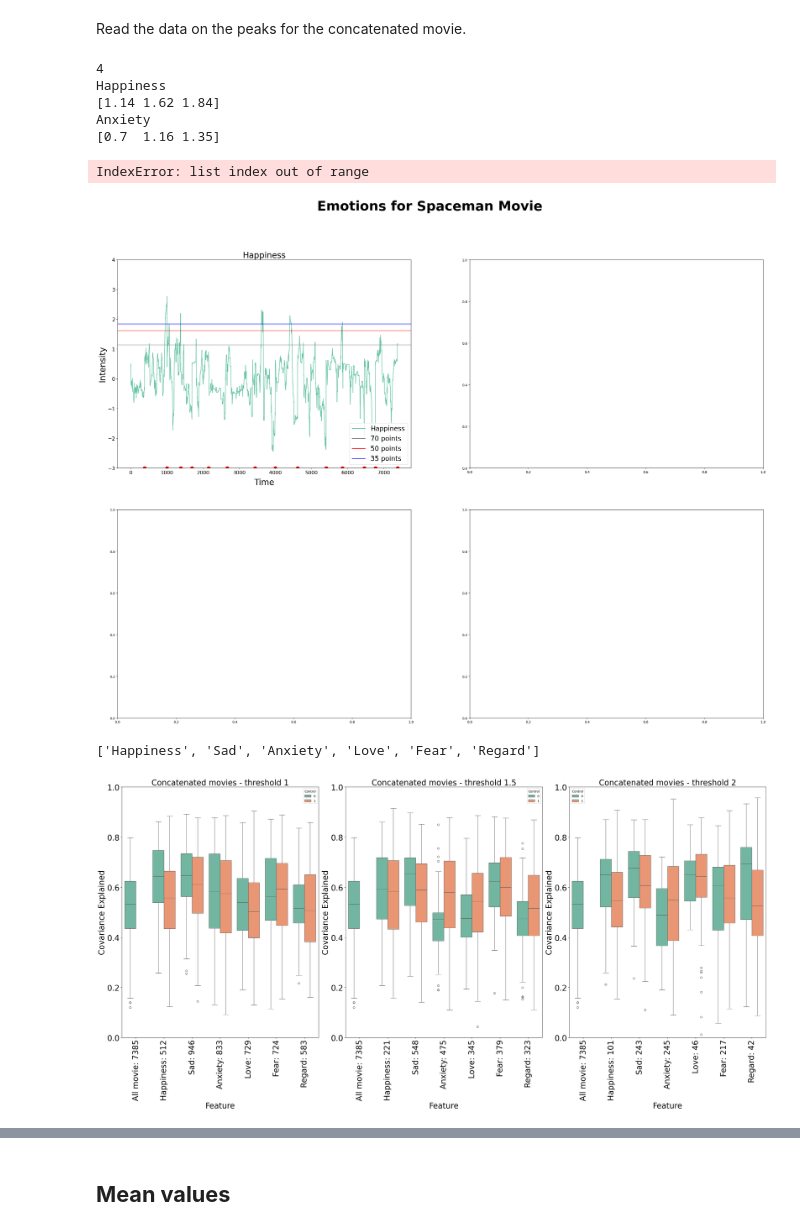
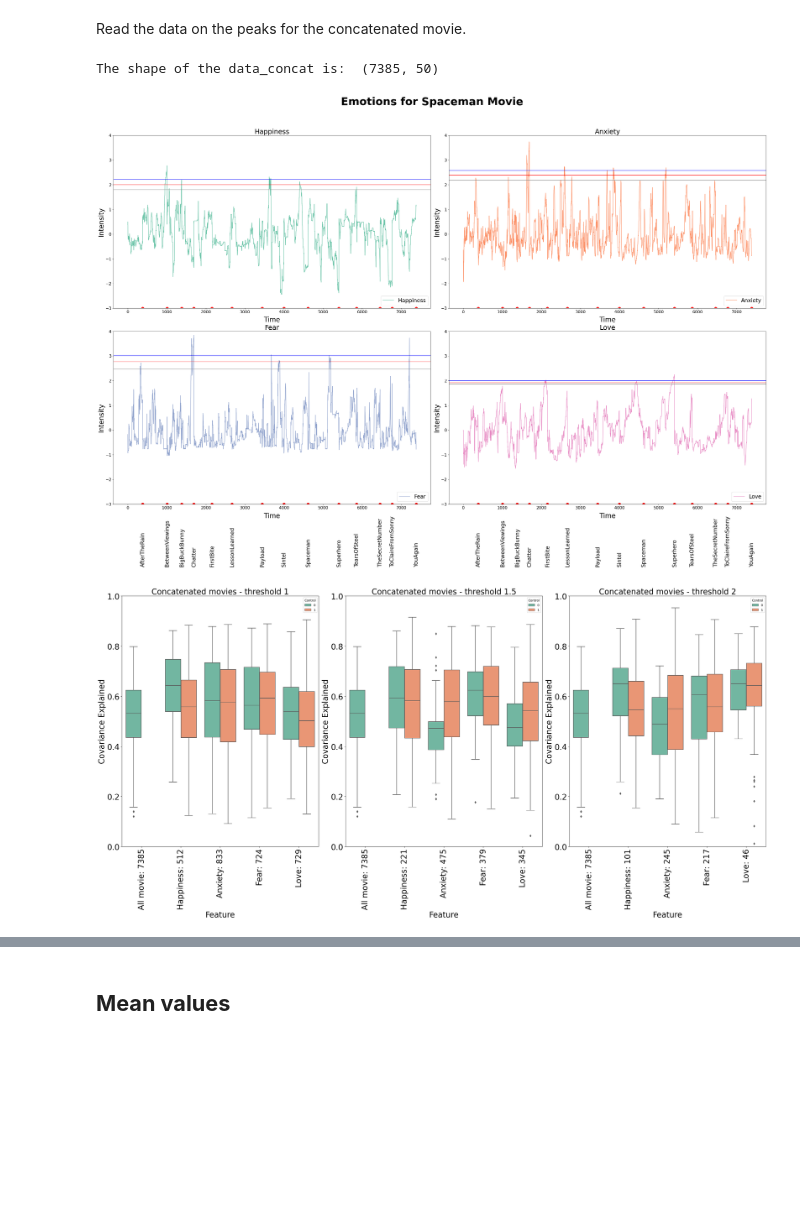
Before and after one commit to silviiaromanato/HigherOrder, a Jupyter notebook: Code/PLS_Silvia/viz.ipynb, the cells around one changed output, grey strips where cells are left out. Saved outputs shown, nothing was run; the diff lists cells and outputs as text; code cells hidden in the pictures; blank space fills up the shorter version.

```diff
--- a/Code/PLS_Silvia/viz.ipynb
+++ b/Code/PLS_Silvia/viz.ipynb
@@ -136,28 +158,11 @@ data_all['Type'] = 'bold'
 data_all.reset_index(inplace=True, drop=False)
 data_all.rename(columns={'index': 'bootstrap_round'}, inplace=True)
 # %%
-emotions = ['Sad']
-
-lenght_movies = {}
-concat_emo = pd.DataFrame()
-last_movie = ''
-for movie in list_movies:
-    labels = pd.read_json(f'/Users/silviaromanato/Desktop/SEMESTER_PROJECT/Material/Data/EmoData/Annot13_{movie}_stim.json')[['Columns']]
-    data = pd.read_csv(f'/Users/silviaromanato/Desktop/SEMESTER_PROJECT/Material/Data/EmoData/Annot13_{movie}_stim.tsv', sep = '\t', header = None)
-    data.columns = labels['Columns']
-    if last_movie != '':
-        lenght_movies[movie] = len(data) + lenght_movies[last_movie]
-    else:
-        lenght_movies[movie] = len(data)
-    concat_emo = pd.concat([concat_emo, data], axis = 0)
-    concat_emo.reset_index(drop=True, inplace=True)
-    last_movie = movie
-
+concat_emo = concat_emo(server = False)
+emotions = ['Happiness', 'Anxiety', 'Fear', 'Love']
 palette = sns.color_palette("Set2", len(emotions))
 
-emotions = ['Happiness', 'Anxiety', 'Fear', 'Love']
-# Determine the layout of the subplots
-print(len(emotions))
+# Determine the layout of the subplot
 n_rows = int(len(emotions) ** 0.5)
 n_cols = int(len(emotions) / n_rows) + (len(emotions) % n_rows > 0)
 
@@ -165,49 +170,43 @@ n_cols = int(len(emotions) / n_rows) + (len(emotions) % n_rows > 0)
 fig, axes = plt.subplots(n_rows, n_cols, figsize=(35, 25))  # Adjust figsize as needed
 #fig.suptitle('Emotions for the Concatenated Movies', fontsize=40, fontweight='bold')
 fig.suptitle('Emotions for Spaceman Movie', fontsize=40, fontweight='bold')
 
 for i, emotion in enumerate(emotions):
-    print(emotion)
-    print(thresholds_1[emotion])
     # Determine the current subplot row and column
     row = i // n_cols
     col = i % n_cols
-
     if n_rows > 1:
         ax = axes[row, col]
     else:
         ax = axes[col]
 
+    # Plot the data
     ax.plot(concat_emo[emotion], label=emotion, color=palette[i])
     ax.set_title(emotion, fontsize=25)
     ax.set_xlabel('Time', fontsize=25, labelpad=10)
     ax.set_ylabel('Intensity', fontsize=25)
+    ax.legend(loc='lower right', fontsize=20)
+    ax.tick_params(axis='both', which='major', labelsize=15)
+    ax.set_ylim([-3, 4])
+
+    # Plot the thresholds
     thresholds = threshold_from_df(concatmovies = 'concat')
     ax.axhline(y=thresholds[emotion][0], color='grey', linestyle='-', label='150 points')
     ax.axhline(y=thresholds[emotion][1], color='red', linestyle='-', label='100 points')
     if emotion != 'Regard':
         ax.axhline(y=thresholds[emotion][2], color='blue', linestyle='-', label='35 points')
-    ax.legend(loc='lower right', fontsize=20)
-    ax.tick_params(axis='both', which='major', labelsize=15)
-    ax.set_ylim([-3, 4])
 
+    # Add the movie names
     for movie in list_movies:
         ax.plot(lenght_movies[movie], -3, marker='o', color='red', markersize=10)
         if row == 1:
-            ax.text(lenght_movies[movie], -4, movie, ha='center', fontsize=20, rotation=90)
+            ax.text(lenght_movies[movie], -5.5, movie, ha='center', fontsize=20, rotation=90)
 
-# remove the empty subplots
-fig.delaxes(axes[1, 3])
+# Adjustments to the layout of the subplots
+plt.tight_layout()
+plt.subplots_adjust(top=0.9)
 
-#fig.delaxes(axes[1, 3])
-plt.tight_layout()
-plt.subplots_adjust(top=0.9)  # Adjust this as needed for the title
 plt.show()
 # %% [output]
-4
-Happiness
-[1.14 1.62 1.84]
-Anxiety
-[0.7  1.16 1.35]
+The shape of the data_concat is:  (7385, 50)
-IndexError: list index out of range
-[figure, old version]
+[figure, new version]
@@ -219,10 +213,8 @@ significant_peaks['Feature'] = significant_peaks['Feature'].apply(lambda x: x.sp
 # %%
 thresholds = [1, 1.5, 2]
-print(emotions)
 
 significant = retrieve_significant_data(peaks_data, data_all, count_pts, thresholds, emotions)
 plot_peaks(significant, emotions, thresholds)
 # %% [output]
-['Happiness', 'Sad', 'Anxiety', 'Love', 'Fear', 'Regard']
-[figure, old version]
+[figure, new version]
 # %%
```
Also changed, not shown: parts of 19 cells of this notebook, 5 other files.
